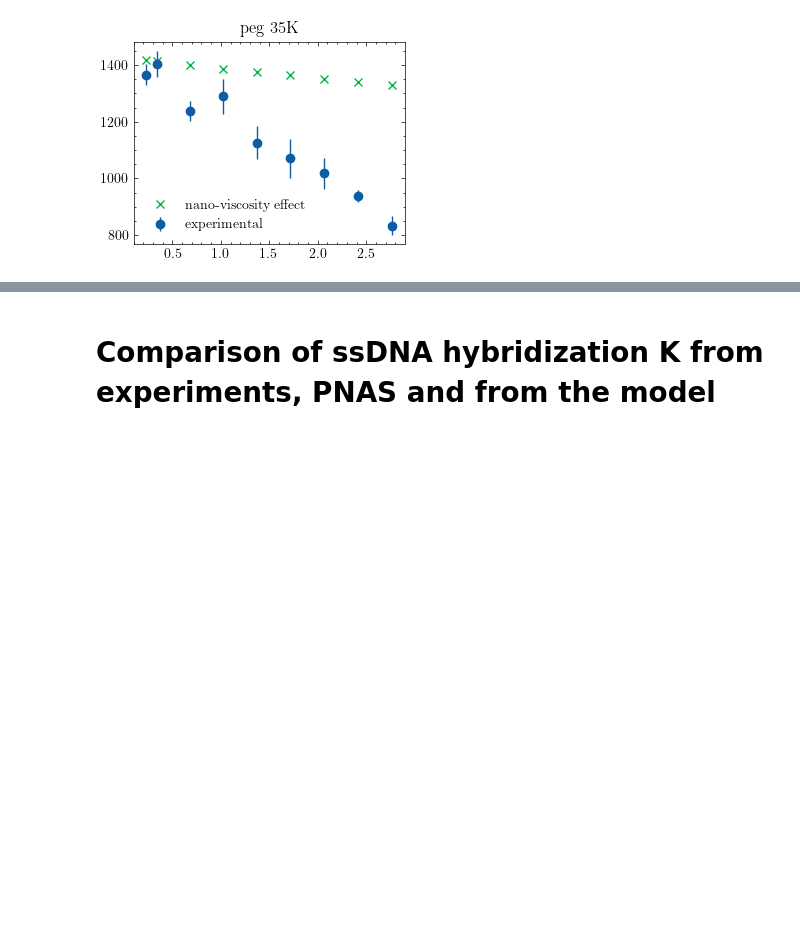
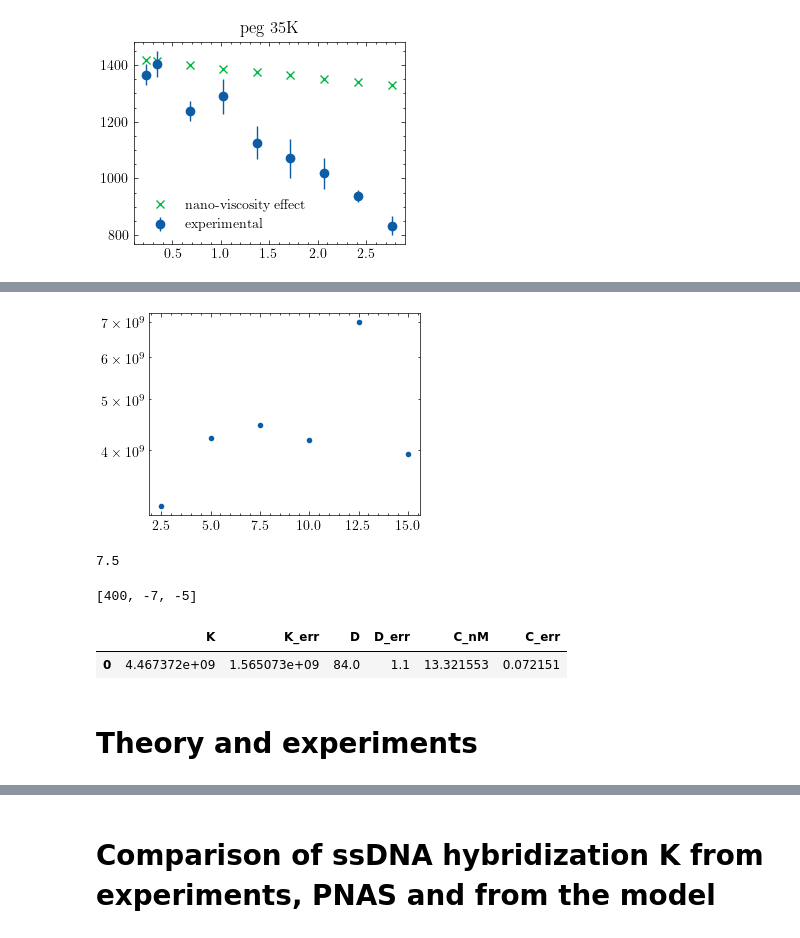
Before and after one commit to antonilis/molecular_crowding, a Jupyter notebook: analysis.ipynb, the cells around one changed output, grey strips where cells are left out. Drawn from its saved outputs; the diff is of its cells as text; code cells hidden in the pictures; blank space fills up the shorter version.

```diff
--- a/analysis.ipynb
+++ b/analysis.ipynb
@@ -191,0 +215,7 @@ plt.tight_layout()
+# %%
+ficc = final_df[final_df['name'] == 'FICOLL400']
+
+plt.plot(ficc['wt%'], ficc['K'], '.')
+plt.yscale('log')
+# %% [output]
+[figure, added]
@@ -192,3 +224,18 @@ plt.tight_layout()
+# %%
+combined_float
+# %% [output]
+7.5
+# %%
+numbers
+# %% [output]
+[400, -7, -5]
+# %%
+df
+# %% [output]
+|  | K | K_err | D | D_err | C_nM | C_err |
+| 0 | 4.467372e+09 | 1.565073e+09 | 84.0 | 1.1 | 13.321553 | 0.072151 |
+# %% [markdown]
+# Theory and experiments
 # %%
 import K_dependency, PNAS_data
 
```
Also changed, not shown: parts of 44 cells of this notebook, 18 other files.
